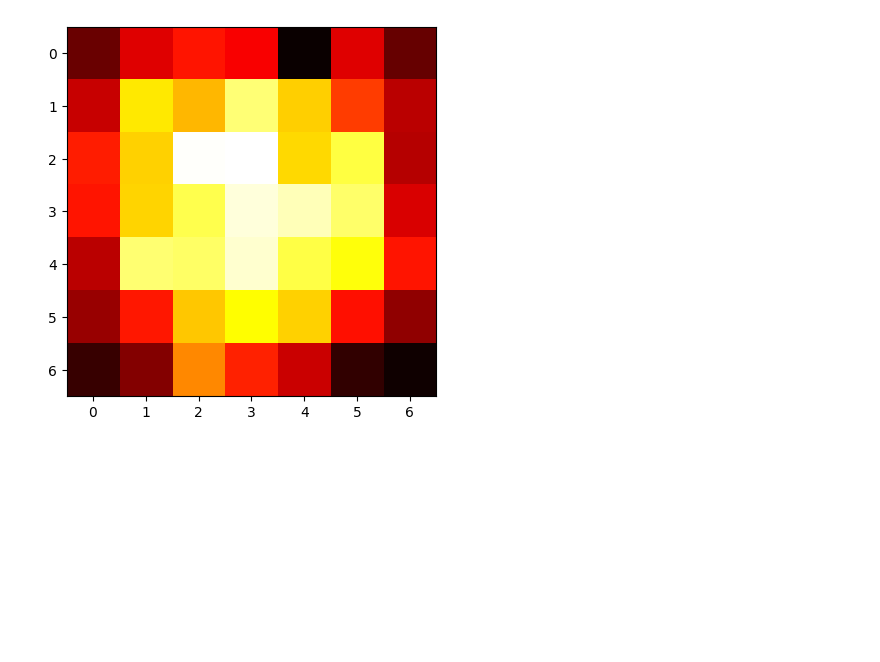
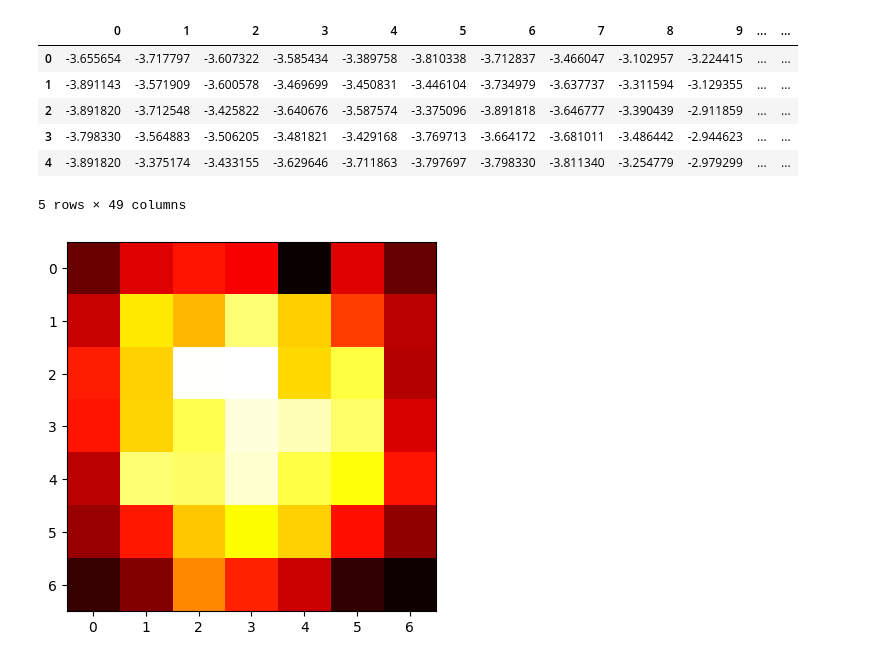
Before and after one commit to justinx1229/pdm_learn, a Jupyter notebook: notebooks/simulation/data conversion Sim.ipynb, the cells around one changed output. Drawn from its saved outputs; the diff is of its cells as text; code cells hidden in the pictures; blank space fills up the shorter version.

```diff
--- a/notebooks/simulation/data conversion Sim.ipynb
+++ b/notebooks/simulation/data conversion Sim.ipynb
@@ -414,5 +207,13 @@ df_negative.to_csv(DATA_DIR / 'simulated' / 'negative_bicor.csv'),
 # %%
-df.to_csv(DATA_DIR / 'simulated' / 'negative_heatmap.csv', index=False)
+pd.read_csv(DATA_DIR / 'simulated' / 'negative_heatmap.csv').head()
+# %% [output]
+|  | 0 | 1 | 2 | 3 | 4 | 5 | 6 | 7 | 8 | 9 | ... | ... |
+| 0 | -3.655654 | -3.717797 | -3.607322 | -3.585434 | -3.389758 | -3.810338 | -3.712837 | -3.466047 | -3.102957 | -3.224415 | ... | ... |
+| 1 | -3.891143 | -3.571909 | -3.600578 | -3.469699 | -3.450831 | -3.446104 | -3.734979 | -3.637737 | -3.311594 | -3.129355 | ... | ... |
+| 2 | -3.891820 | -3.712548 | -3.425822 | -3.640676 | -3.587574 | -3.375096 | -3.891818 | -3.646777 | -3.390439 | -2.911859 | ... | ... |
+| 3 | -3.798330 | -3.564883 | -3.506205 | -3.481821 | -3.429168 | -3.769713 | -3.664172 | -3.681011 | -3.486442 | -2.944623 | ... | ... |
+| 4 | -3.891820 | -3.375174 | -3.433155 | -3.629646 | -3.711863 | -3.797697 | -3.798330 | -3.811340 | -3.254779 | -2.979299 | ... | ... |
+5 rows × 49 columns
 # %%
 plt.imshow(df.iloc[100, :].to_numpy().reshape(7,7), cmap='hot', interpolation='nearest')
 plt.show()
```
Also changed, not shown: parts of 17 cells of this notebook, 5 other files.
